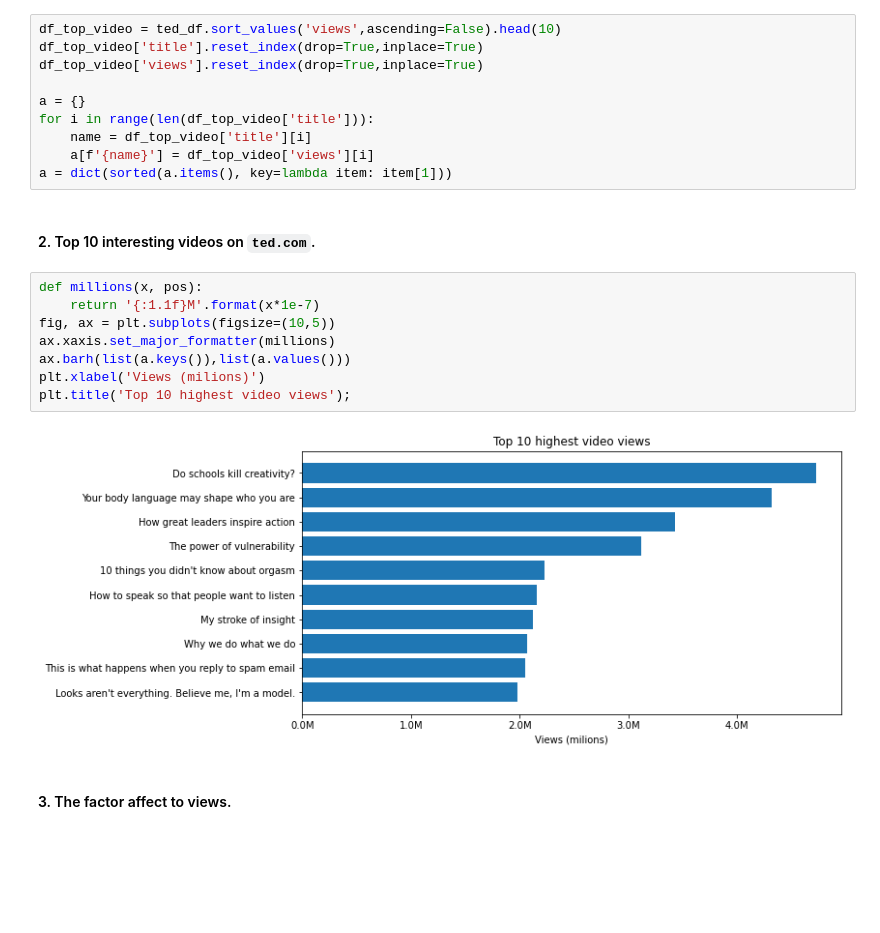
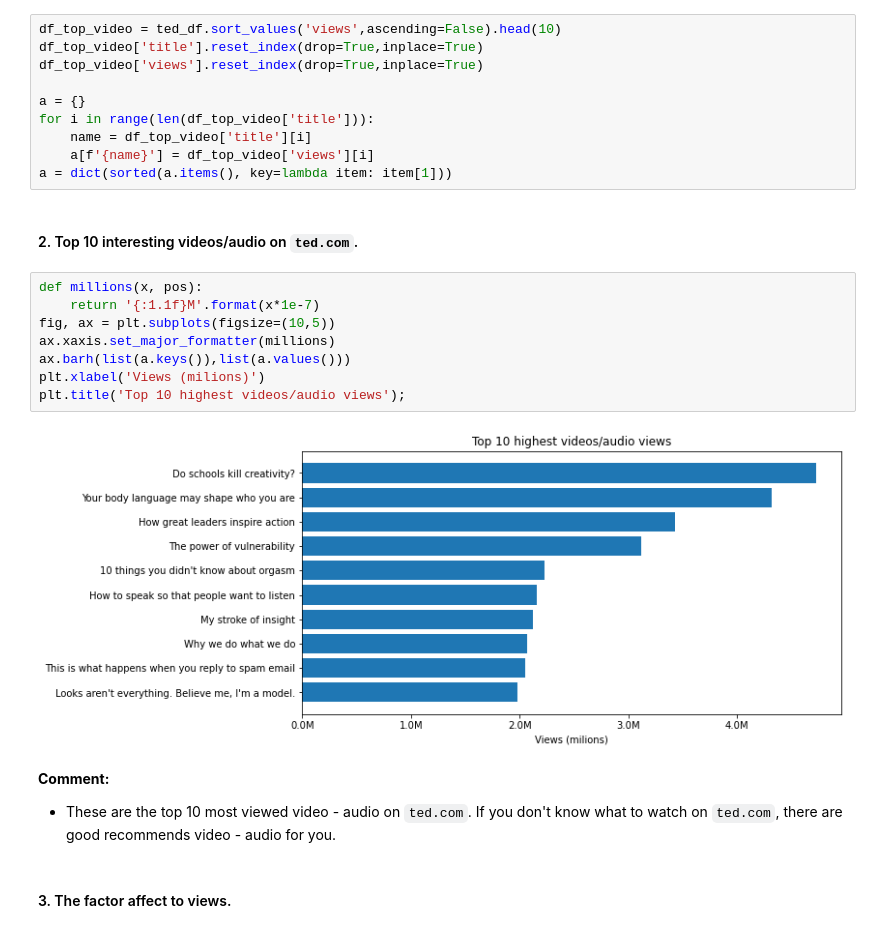
Before and after one commit to devlmhieu7521/LTKHDL_Final, a Jupyter notebook: project_final.ipynb, the cells around one changed output. Saved outputs shown, nothing was run; the diff lists cells and outputs as text; blank space fills up the shorter version.

```diff
--- a/project_final.ipynb
+++ b/project_final.ipynb
@@ -257,17 +267,20 @@ for i in range(len(df_top_video['title'])):
     a[f'{name}'] = df_top_video['views'][i]
 a = dict(sorted(a.items(), key=lambda item: item[1]))
 # %% [markdown]
-#### 2. Top 10 interesting videos on `ted.com`.
+#### 2. Top 10 interesting videos/audio on `ted.com`.
 # %%
 def millions(x, pos):
     return '{:1.1f}M'.format(x*1e-7)
 fig, ax = plt.subplots(figsize=(10,5))
 ax.xaxis.set_major_formatter(millions)
 ax.barh(list(a.keys()),list(a.values()))
 plt.xlabel('Views (milions)')
-plt.title('Top 10 highest video views');
+plt.title('Top 10 highest videos/audio views');
 # %% [output]
-[figure, old version]
+[figure, new version]
+# %% [markdown]
+**Comment:**
+- These are the top 10 most viewed video - audio on `ted.com`. If you don't know what to watch on `ted.com`, there are good recommends video - audio for you.
 # %% [markdown]
 #### 3. The factor affect to views.
 # %% [markdown]
```
Also changed, not shown: parts of 18 cells of this notebook.
